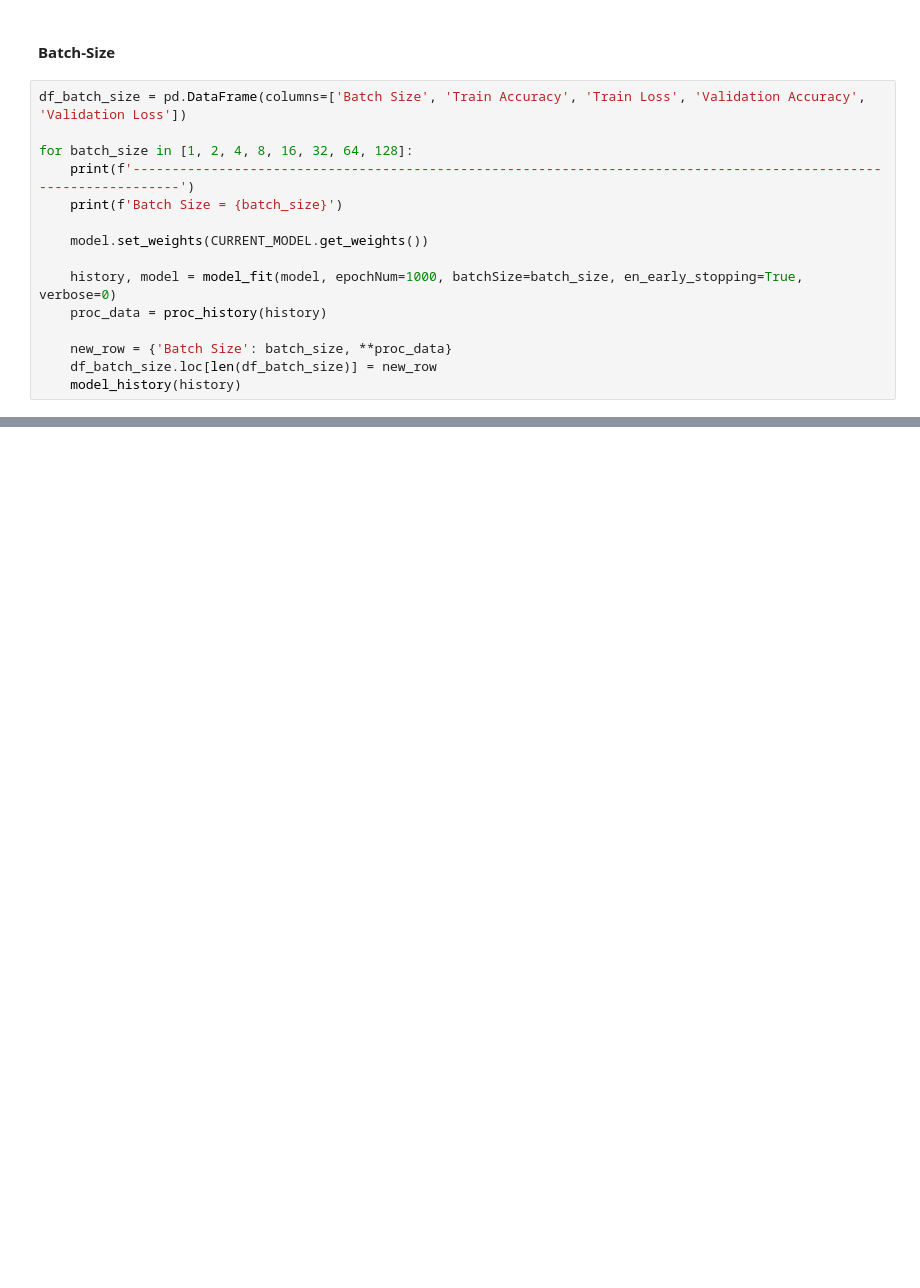
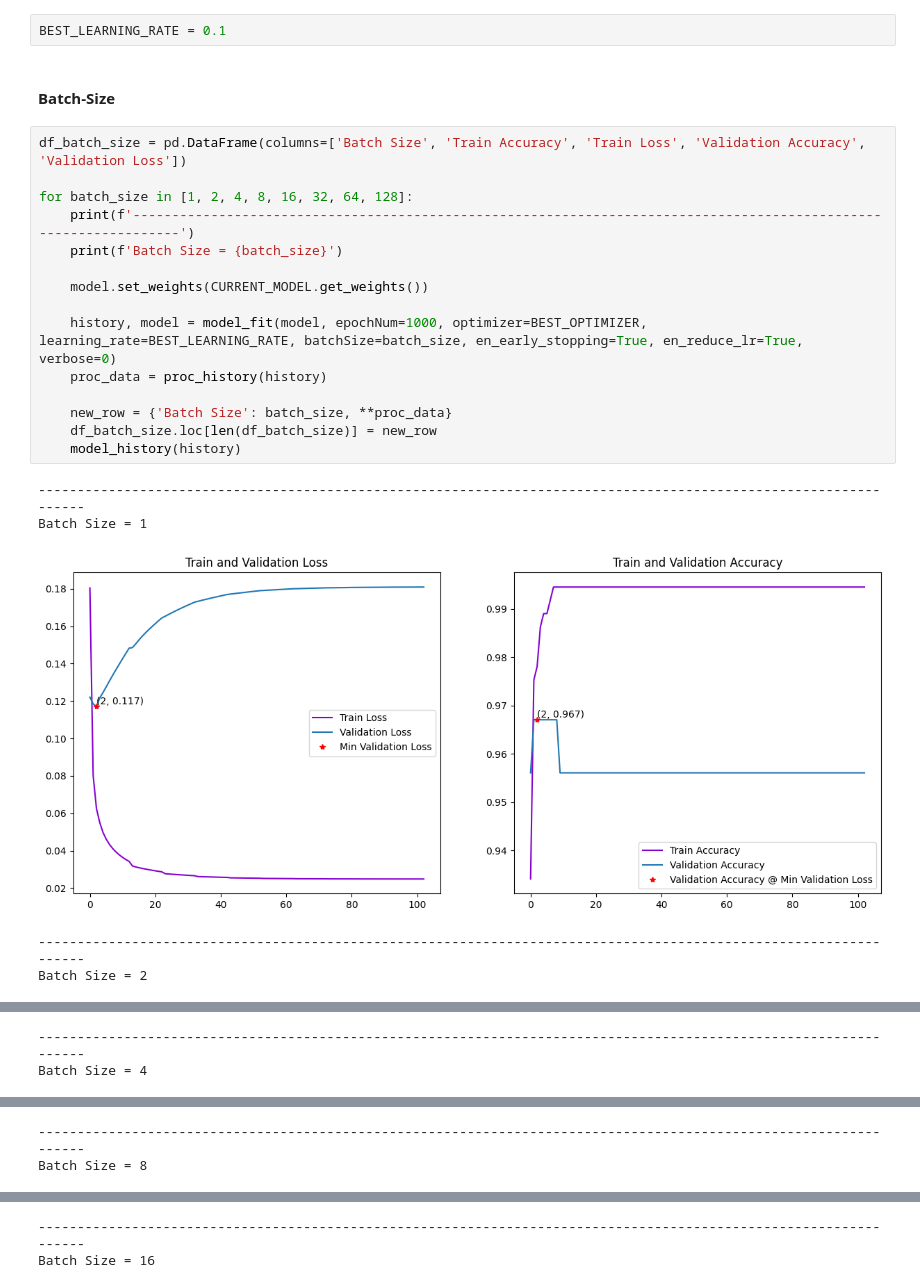
Before and after one commit to Team-AY/Breast-Cancer-Prediction, a Jupyter notebook: Research_process.ipynb, the cells around one changed output, grey strips where cells are left out. Saved outputs shown, nothing was run; the diff lists cells and outputs as text; blank space fills up the shorter version.

```diff
--- a/Research_process.ipynb
+++ b/Research_process.ipynb
@@ -259,17 +393,25 @@ res_df = model_kfold(X_train, y_train, model, epochNum=1000, batchSize=32, verbo
+# %%
+BEST_LEARNING_RATE = 0.1
 # %% [markdown]
 #### Batch-Size
 # %%
 df_batch_size = pd.DataFrame(columns=['Batch Size', 'Train Accuracy', 'Train Loss', 'Validation Accuracy', 'Validation Loss'])
 
 for batch_size in [1, 2, 4, 8, 16, 32, 64, 128]:
     print(f'------------------------------------------------------------------------------------------------------------------')
     print(f'Batch Size = {batch_size}')
 
     model.set_weights(CURRENT_MODEL.get_weights())
 
-    history, model = model_fit(model, epochNum=1000, batchSize=batch_size, en_early_stopping=True, verbose=0)
+    history, model = model_fit(model, epochNum=1000, optimizer=BEST_OPTIMIZER, learning_rate=BEST_LEARNING_RATE, batchSize=batch_size, en_early_stopping=True, en_reduce_lr=True, verbose=0)
     proc_data = proc_history(history)
 
     new_row = {'Batch Size': batch_size, **proc_data}
     df_batch_size.loc[len(df_batch_size)] = new_row
     model_history(history)
+# %% [output]
+------------------------------------------------------------------------------------------------------------------
+Batch Size = 1
+[figure, added]
+------------------------------------------------------------------------------------------------------------------
+Batch Size = 2
@@ -275,0 +419,2 @@ for batch_size in [1, 2, 4, 8, 16, 32, 64, 128]:
+------------------------------------------------------------------------------------------------------------------
+Batch Size = 4
@@ -275,0 +422,2 @@ for batch_size in [1, 2, 4, 8, 16, 32, 64, 128]:
+------------------------------------------------------------------------------------------------------------------
+Batch Size = 8
@@ -275,0 +425,2 @@ for batch_size in [1, 2, 4, 8, 16, 32, 64, 128]:
+------------------------------------------------------------------------------------------------------------------
+Batch Size = 16
```
Also changed, not shown: parts of 22 cells of this notebook.
